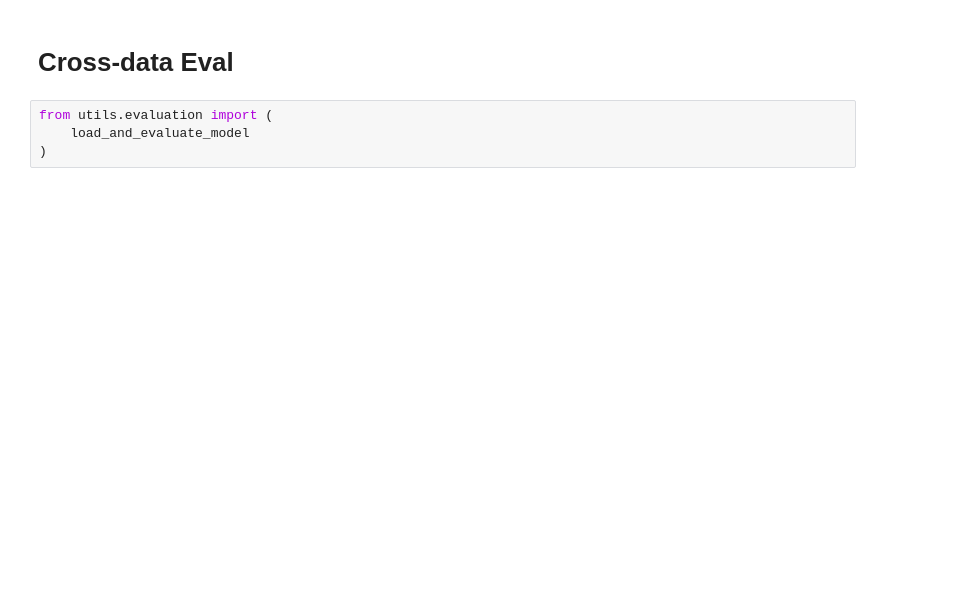
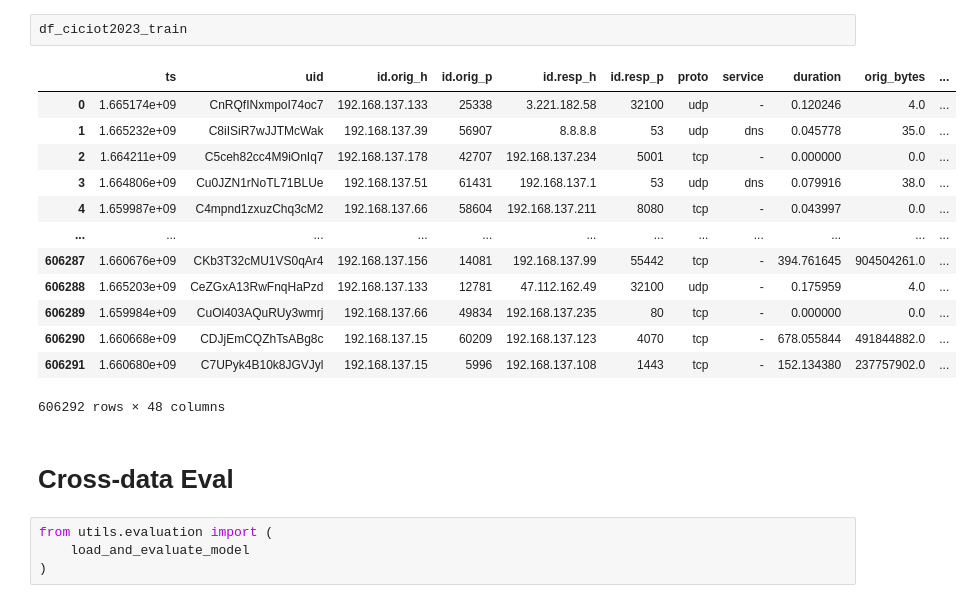
Before and after one commit to ramuld12/Property-based-Neural-Network-Verification, a Jupyter notebook: withProperties/training.ipynb, the cells around one changed output. Cells and saved outputs as stored; diff of their text form; blank space fills up the shorter version.

```diff
--- a/withProperties/training.ipynb
+++ b/withProperties/training.ipynb
@@ -305,3 +382,19 @@ Saved model to: models/mlp_property_ciciot2023.joblib
+# %%
+df_ciciot2023_train
+# %% [output]
+|  | ts | uid | id.orig_h | id.orig_p | id.resp_h | id.resp_p | proto | service | duration | orig_bytes | ... |
+| 0 | 1.665174e+09 | CnRQfINxmpoI74oc7 | 192.168.137.133 | 25338 | 3.221.182.58 | 32100 | udp | - | 0.120246 | 4.0 | ... |
+| 1 | 1.665232e+09 | C8iISiR7wJJTMcWak | 192.168.137.39 | 56907 | 8.8.8.8 | 53 | udp | dns | 0.045778 | 35.0 | ... |
+| 2 | 1.664211e+09 | C5ceh82cc4M9iOnIq7 | 192.168.137.178 | 42707 | 192.168.137.234 | 5001 | tcp | - | 0.000000 | 0.0 | ... |
+| 3 | 1.664806e+09 | Cu0JZN1rNoTL71BLUe | 192.168.137.51 | 61431 | 192.168.137.1 | 53 | udp | dns | 0.079916 | 38.0 | ... |
+| 4 | 1.659987e+09 | C4mpnd1zxuzChq3cM2 | 192.168.137.66 | 58604 | 192.168.137.211 | 8080 | tcp | - | 0.043997 | 0.0 | ... |
+| ... | ... | ... | ... | ... | ... | ... | ... | ... | ... | ... | ... |
+| 606287 | 1.660676e+09 | CKb3T32cMU1VS0qAr4 | 192.168.137.156 | 14081 | 192.168.137.99 | 55442 | tcp | - | 394.761645 | 904504261.0 | ... |
+| 606288 | 1.665203e+09 | CeZGxA13RwFnqHaPzd | 192.168.137.133 | 12781 | 47.112.162.49 | 32100 | udp | - | 0.175959 | 4.0 | ... |
+| 606289 | 1.659984e+09 | CuOl403AQuRUy3wmrj | 192.168.137.66 | 49834 | 192.168.137.235 | 80 | tcp | - | 0.000000 | 0.0 | ... |
+| 606290 | 1.660668e+09 | CDJjEmCQZhTsABg8c | 192.168.137.15 | 60209 | 192.168.137.123 | 4070 | tcp | - | 678.055844 | 491844882.0 | ... |
+| 606291 | 1.660680e+09 | C7UPyk4B10k8JGVJyl | 192.168.137.15 | 5996 | 192.168.137.108 | 1443 | tcp | - | 152.134380 | 237757902.0 | ... |
+606292 rows × 48 columns
 # %% [markdown]
 # Cross-data Eval
 # %%
```
Also changed, not shown: parts of 13 cells of this notebook, 48 other files.
